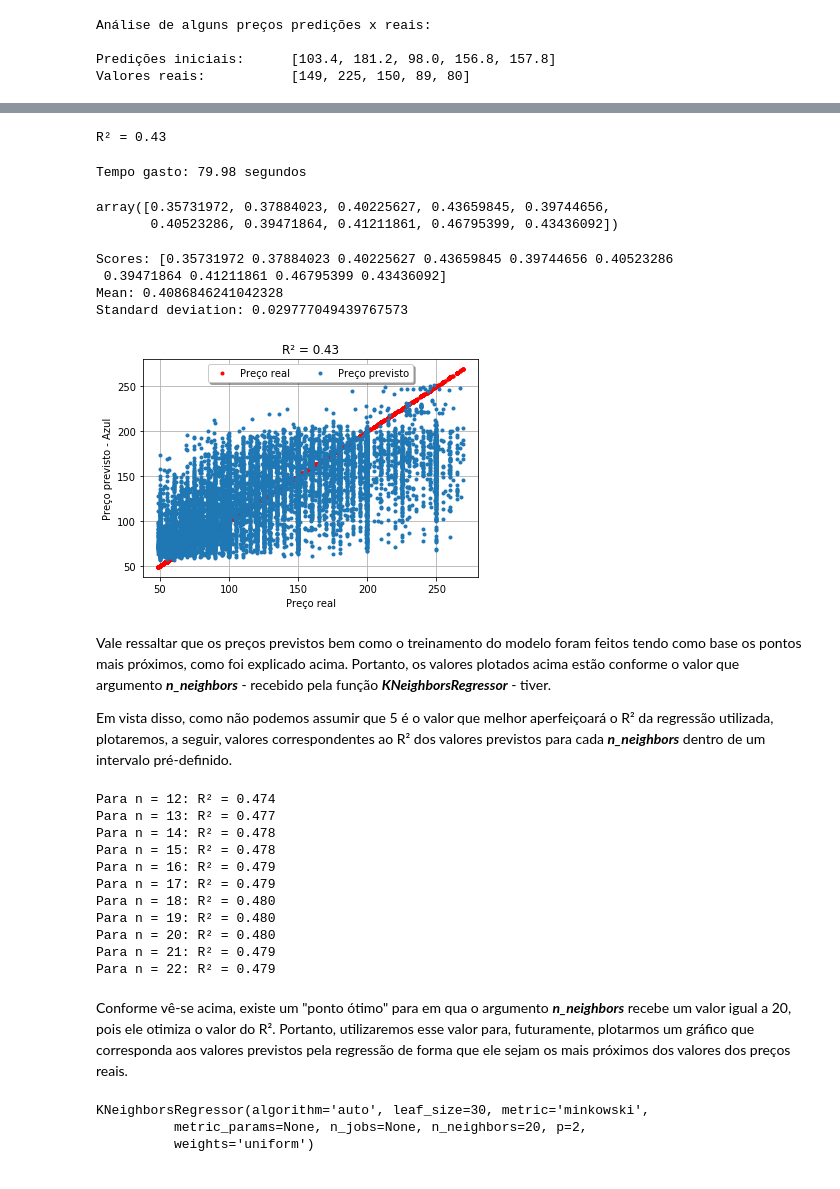
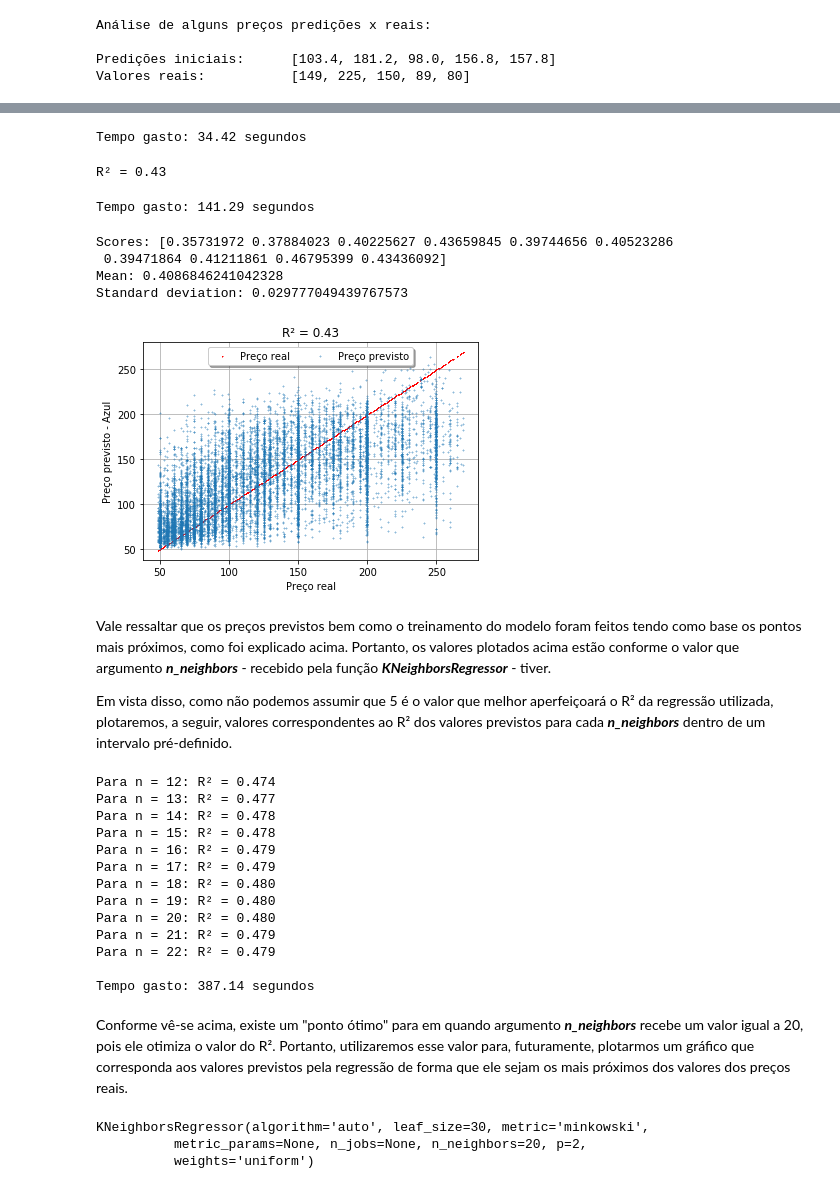
Before and after one commit to cicerotcv/P3_CienciaDados_2019.2, a Jupyter notebook: 00 dataset_airbnb.ipynb, the cells around one changed output, grey strips where cells are left out. Drawn from its saved outputs; the diff is of its cells as text; code cells hidden in the pictures.

```diff
--- a/00 dataset_airbnb.ipynb
+++ b/00 dataset_airbnb.ipynb
@@ -523,7 +515,7 @@ Expliquem seus respectivos modelos aqui.... comentem cada parte do código!
 time_init = time()
 
 lin_reg = LinearRegression()
-lin_reg.fit(airbnb_prepared, airbnb_labels)
+lin_reg.fit(X_train, y_train)
 
 time_exit = time()
 print("Tempo gasto: {:.2f} segundos".format(time_exit - time_init))
@@ -625,3 +633,9 @@ airbnb_predictions = k_reg.predict(X_test)
+# %%
+time_init = time()
+airbnb_predictions = k_reg.predict(X_test)
+print("\nTempo gasto: {:.2f} segundos".format(time() - time_init))
+# %% [output]
+Tempo gasto: 34.42 segundos
 # %%
 r2_knn = r2_score(y_test, airbnb_predictions)
 print("R² = {:.2f}".format(r2_knn))
@@ -634,12 +648,7 @@ k_reg_scores = cross_val_score(k_reg, airbnb_prepared, airbnb_labels, cv=10)
 
 print("\nTempo gasto: {:.2f} segundos".format(time() - time_init))
 # %% [output]
-Tempo gasto: 79.98 segundos
+Tempo gasto: 141.29 segundos
-# %%
-k_reg_scores
-# %% [output]
-array([0.35731972, 0.37884023, 0.40225627, 0.43659845, 0.39744656,
-       0.40523286, 0.39471864, 0.41211861, 0.46795399, 0.43436092])
 # %%
 display_scores(k_reg_scores)
 # %% [output]
@@ -649,27 +658,29 @@ Mean: 0.4086846241042328
 Standard deviation: 0.029777049439767573
 # %%
 ax = plt.subplot(111)
-plt.plot(y_test, y_test, 'r.', label='Preço real')
-plt.plot(y_test, airbnb_predictions, '.', label='Preço previsto')
+plt.plot(y_test, y_test, 'r+', label='Preço real', markersize=1)
+plt.plot(y_test, airbnb_predictions, '+', label='Preço previsto', markersize=2, alpha=0.5)
 plt.grid(True)
-plt.title("R² = 0.43")
+plt.title("R² = {:.2f}".format(r2_knn))
 plt.xlabel("Preço real")
 plt.ylabel("Preço previsto - Azul")
 ax.legend(loc='upper center', bbox_to_anchor=(0.5, 1.00), shadow=True, ncol=2)
 plt.show()
 # %% [output]
-[figure, old version]
+[figure, new version]
 # %% [markdown]
 Vale ressaltar que os preços previstos bem como o treinamento do modelo foram feitos tendo como base os pontos mais próximos, como foi explicado acima. Portanto, os valores plotados acima estão conforme o valor que argumento <b><i>n_neighbors</i></b> - recebido pela função <b><i>KNeighborsRegressor</i></b> - tiver.
 
 Em vista disso, como não podemos assumir que 5 é o valor que melhor aperfeiçoará o R² da regressão utilizada, plotaremos, a seguir, valores correspondentes ao R² dos valores previstos para cada <b><i>n_neighbors</i></b> dentro de um intervalo pré-definido.
 # %%
+time_init = time()
 for n in range(12, 23):
     k_reg = KNeighborsRegressor(n_neighbors= n)
     k_reg.fit(X_train, y_train)
     airbnb_predictions = k_reg.predict(X_test)
     r2_knn = r2_score(y_test, airbnb_predictions)
     print("Para n = {0}: R² = {1:.3f}".format(n, r2_knn))
+print("\nTempo gasto: {:.2f} segundos".format(time() - time_init))
 # %% [output]
 Para n = 12: R² = 0.474
 Para n = 13: R² = 0.477
@@ -682,8 +693,10 @@ Para n = 19: R² = 0.480
 Para n = 20: R² = 0.480
 Para n = 21: R² = 0.479
 Para n = 22: R² = 0.479
+
+Tempo gasto: 387.14 segundos
 # %% [markdown]
-Conforme vê-se acima, existe um "ponto ótimo" para em qua o argumento <b><i>n_neighbors</i></b> recebe um valor igual a 20, pois ele otimiza o valor do R². Portanto, utilizaremos esse valor para, futuramente, plotarmos um gráfico que corresponda aos valores previstos pela regressão de forma que ele sejam os mais próximos dos valores dos preços reais.
+Conforme vê-se acima, existe um "ponto ótimo" para em quando argumento <b><i>n_neighbors</i></b> recebe um valor igual a 20, pois ele otimiza o valor do R². Portanto, utilizaremos esse valor para, futuramente, plotarmos um gráfico que corresponda aos valores previstos pela regressão de forma que ele sejam os mais próximos dos valores dos preços reais.
 # %%
 # os mesmos passos iniciais serão realizados nesse passo
 k_reg = KNeighborsRegressor(n_neighbors=20)
```
Also changed, not shown: parts of 27 cells of this notebook, 3 other files.
